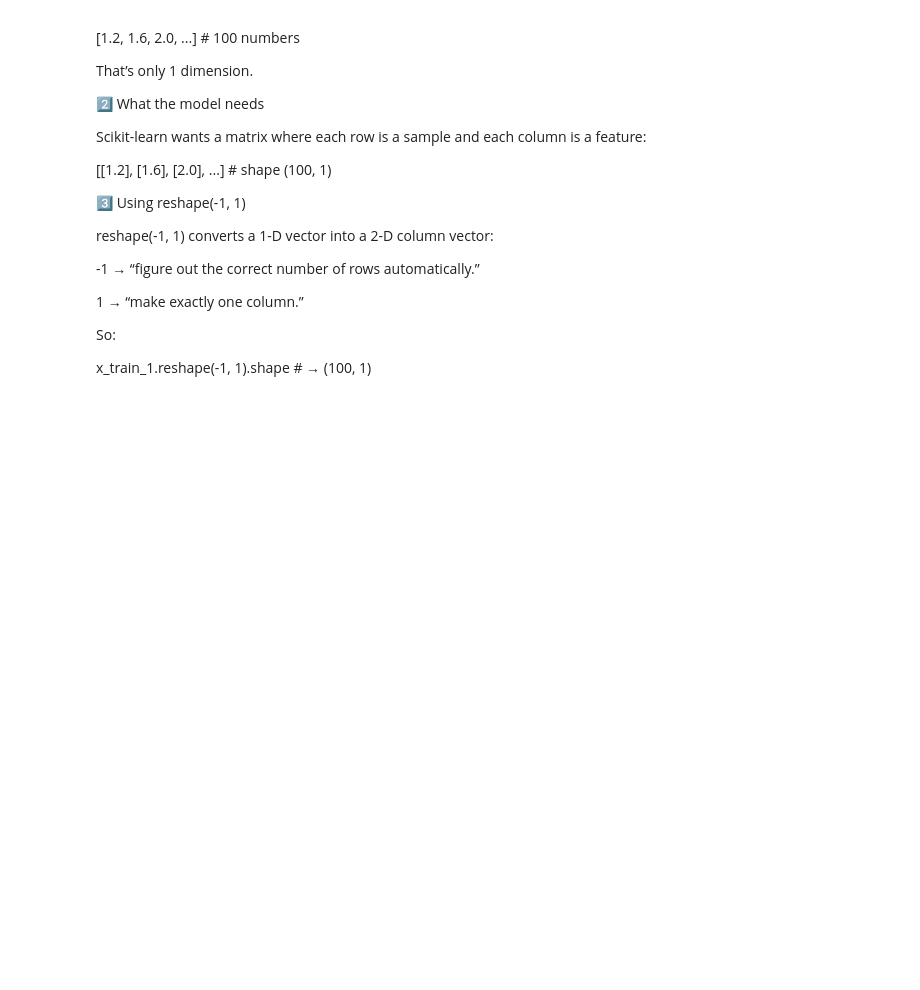
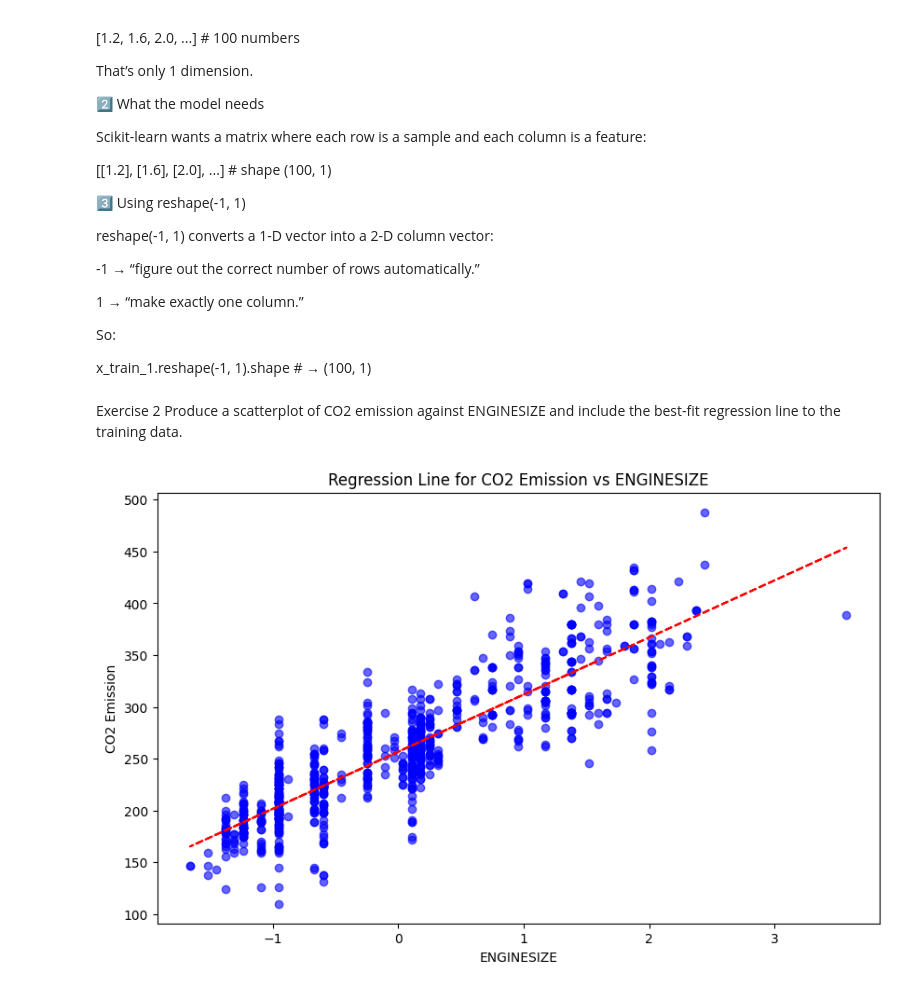
Before and after one commit to toRK25/Multi-Regression, a Jupyter notebook: try.ipynb, the cells around one changed output. Drawn from its saved outputs; the diff is of its cells as text; code cells hidden in the pictures; blank space fills up the shorter version.

```diff
--- a/try.ipynb
+++ b/try.ipynb
@@ -372,3 +372,16 @@ reshape(-1, 1) converts a 1-D vector into a 2-D column vector:
 So:
 
 x_train_1.reshape(-1, 1).shape   # → (100, 1)
+# %% [markdown]
+Exercise 2
+Produce a scatterplot of CO2 emission against ENGINESIZE and include the best-fit regression line to the training data.
+# %%
+fig = plt.figure(figsize=(10, 6))
+plt.scatter(x_train_1, y_train_1, color='blue', alpha=0.6)
+plt.plot(x_train_1,regressor_1.predict(x_train_1.reshape(-1,1)) ,'r--')
+plt.title("Regression Line for CO2 Emission vs ENGINESIZE")
+plt.xlabel("ENGINESIZE")
+plt.ylabel("CO2 Emission")
+plt.show()
+# %% [output]
+[figure, added]
```
